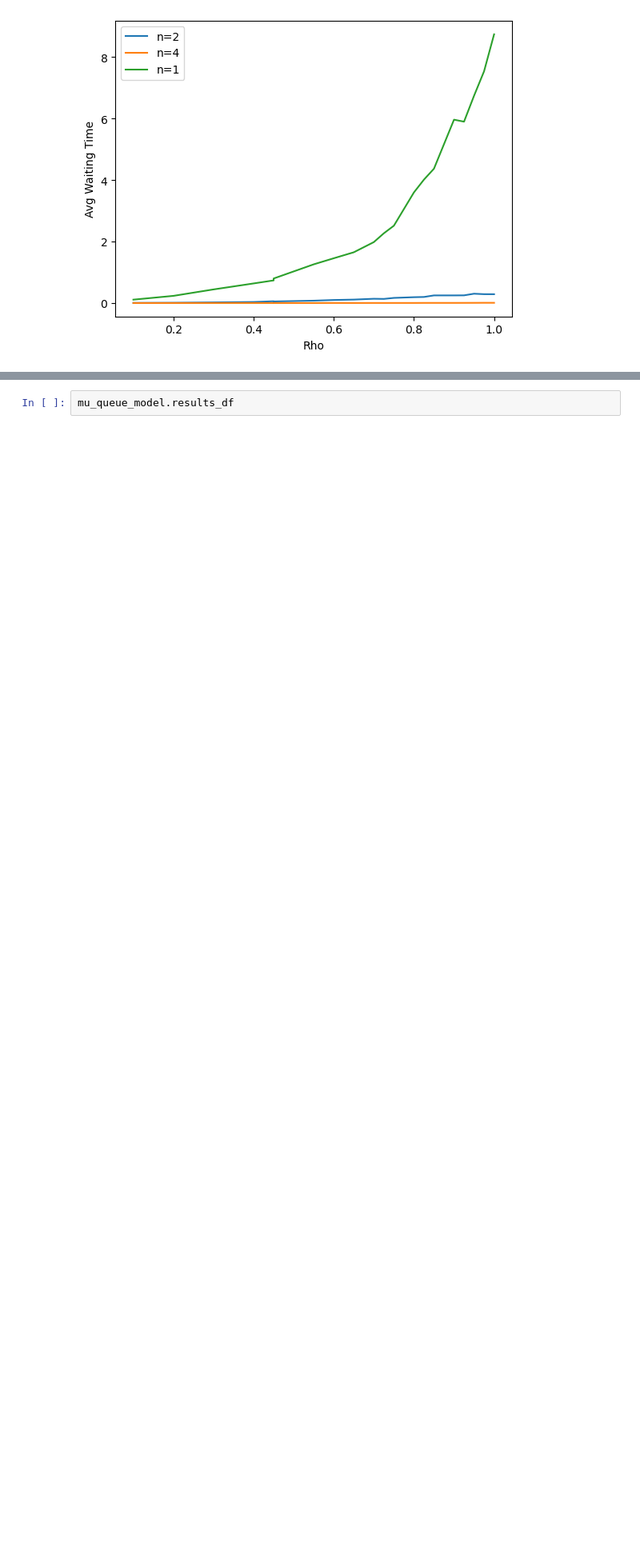
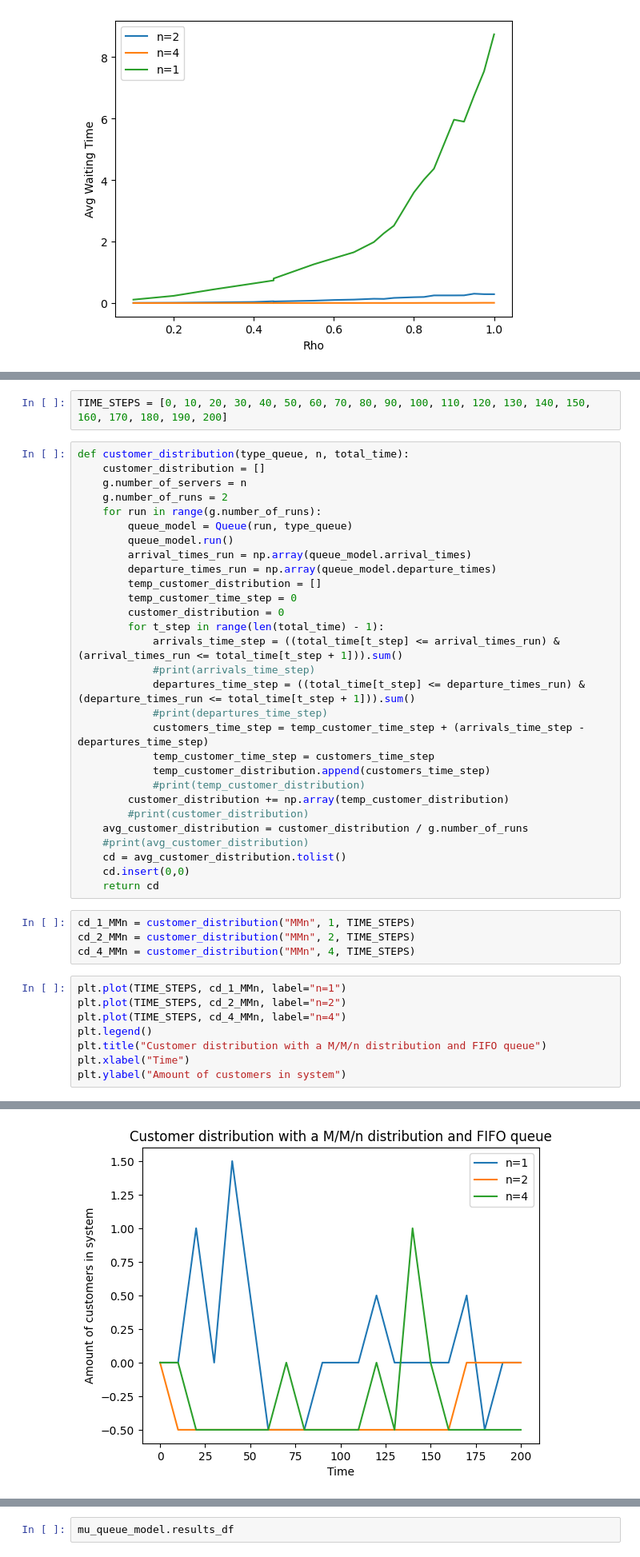
Before and after one commit to gajera-divya/Stochastic_simulations, a Jupyter notebook: SS_Kenia_Divya_Thomas_Assignment2.ipynb, the cells around one changed output, grey strips where cells are left out. Shown at 80% size. Saved outputs shown, nothing was run; the diff lists cells and outputs as text; blank space fills up the shorter version.

Commit message:
added Customer distribution analysis

```diff
--- a/SS_Kenia_Divya_Thomas_Assignment2.ipynb
+++ b/SS_Kenia_Divya_Thomas_Assignment2.ipynb
@@ -253,0 +268,44 @@ Text(0, 0.5, 'Avg Waiting Time')
+# %%
+TIME_STEPS = [0, 10, 20, 30, 40, 50, 60, 70, 80, 90, 100, 110, 120, 130, 140, 150, 160, 170, 180, 190, 200]
+# %%
+def customer_distribution(type_queue, n, total_time):
+    customer_distribution = []
+    g.number_of_servers = n
+    g.number_of_runs = 2
+    for run in range(g.number_of_runs):
+        queue_model = Queue(run, type_queue)
+        queue_model.run()
+        arrival_times_run = np.array(queue_model.arrival_times)
+        departure_times_run = np.array(queue_model.departure_times)
+        temp_customer_distribution = []
+        temp_customer_time_step = 0
+        customer_distribution = 0
+        for t_step in range(len(total_time) - 1):
+            arrivals_time_step = ((total_time[t_step] <= arrival_times_run) & (arrival_times_run <= total_time[t_step + 1])).sum()
+            #print(arrivals_time_step)
+            departures_time_step = ((total_time[t_step] <= departure_times_run) & (departure_times_run <= total_time[t_step + 1])).sum()
+            #print(departures_time_step)
+            customers_time_step = temp_customer_time_step + (arrivals_time_step - departures_time_step)
+            temp_customer_time_step = customers_time_step
+            temp_customer_distribution.append(customers_time_step)
+            #print(temp_customer_distribution)
+        customer_distribution += np.array(temp_customer_distribution)
+        #print(customer_distribution)
+    avg_customer_distribution = customer_distribution / g.number_of_runs
+    #print(avg_customer_distribution)
+    cd = avg_customer_distribution.tolist()
+    cd.insert(0,0)
+    return cd
+# %%
+cd_1_MMn = customer_distribution("MMn", 1, TIME_STEPS)
+cd_2_MMn = customer_distribution("MMn", 2, TIME_STEPS)
+cd_4_MMn = customer_distribution("MMn", 4, TIME_STEPS)
+# %%
+plt.plot(TIME_STEPS, cd_1_MMn, label="n=1")
+plt.plot(TIME_STEPS, cd_2_MMn, label="n=2")
+plt.plot(TIME_STEPS, cd_4_MMn, label="n=4")
+plt.legend()
+plt.title("Customer distribution with a M/M/n distribution and FIFO queue")
+plt.xlabel("Time")
+plt.ylabel("Amount of customers in system")
+# %% [output]
@@ -253,0 +313 @@ Text(0, 0.5, 'Avg Waiting Time')
+[figure, added]
```
Also changed, not shown: parts of 10 cells of this notebook.
